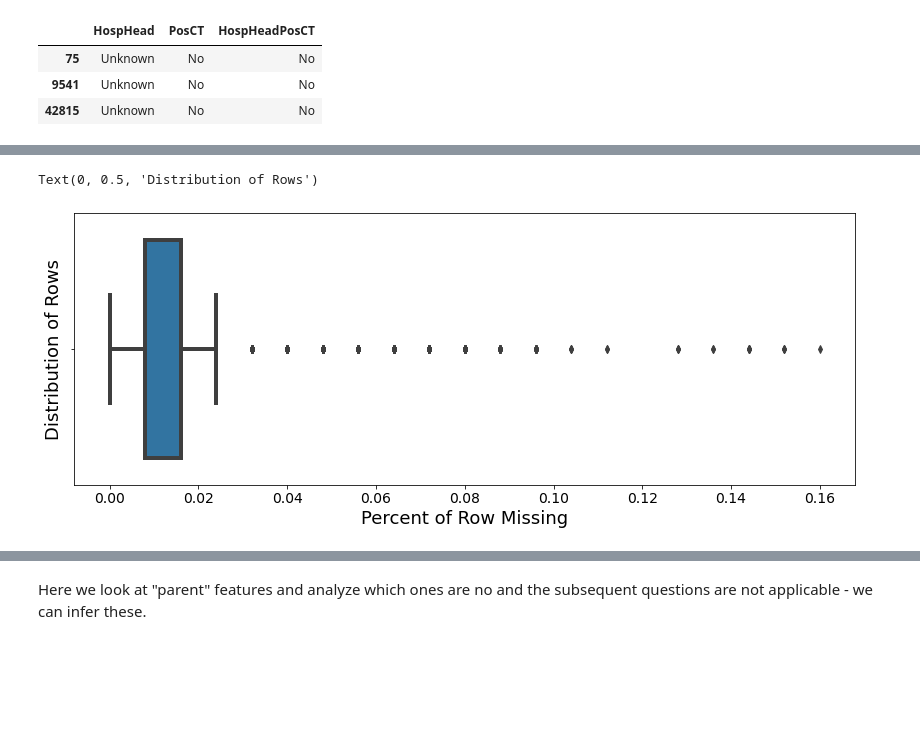
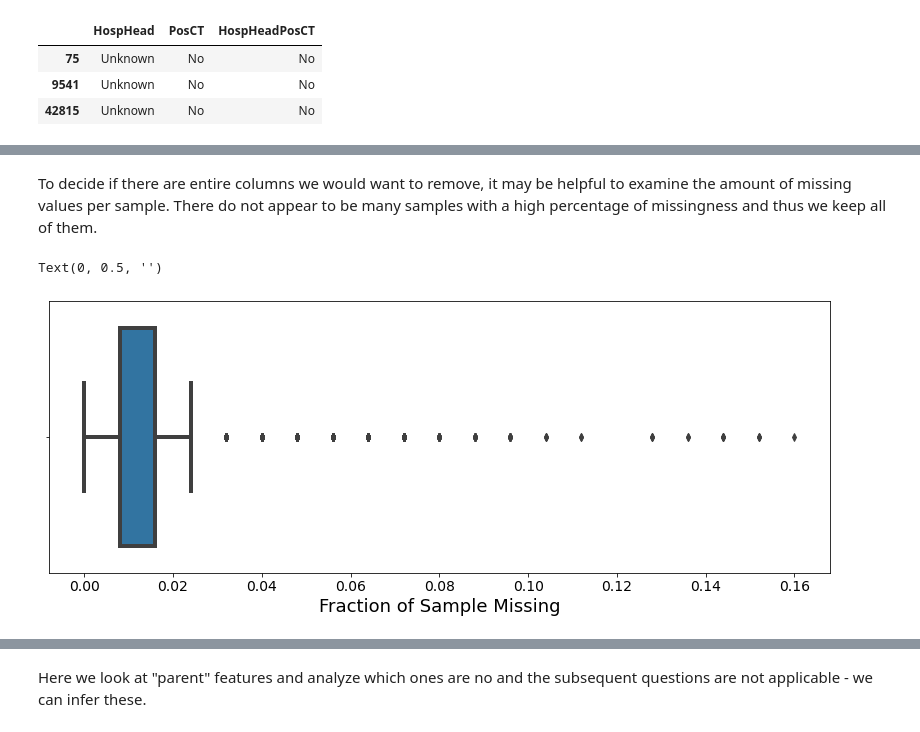
Before and after one commit to Yu-Group/clinical-rule-vetting, a Jupyter notebook: rulevetting/projects/tbi_pecarn/notebooks/00_eda.ipynb, the cells around one changed output, grey strips where cells are left out. Cells and saved outputs as stored; diff of their text form; code cells hidden in the pictures; blank space fills up the shorter version.

```diff
--- a/rulevetting/projects/tbi_pecarn/notebooks/00_eda.ipynb
+++ b/rulevetting/projects/tbi_pecarn/notebooks/00_eda.ipynb
@@ -85,8 +84,8 @@ print(len(df_test))
 8486
 8486
 # %%
-# loading in the data - edit below path
-data_path = '/Users/marko/rule-vetting/data'
+# Load cleaned data
+data_path = "../../../../data/"
 df = Dataset().clean_data(data_path = data_path)
 # %% [output]
 Reading the raw CSVs... ['TBI PUD 10-08-2013.csv', 'TBI PUD Imaging.csv', 'TBI PUD Neuro.csv']
@@ -138,0 +158,5 @@ To decide if there are entire columns we would want to remove, it may prove luxu
+# %%
+df_orig = df.copy()
+df = df.loc[df['GCSTotal'] >= 14, :]
+print(len(df_orig))
+print(len(df))
@@ -139,11 +182,13 @@ To decide if there are entire columns we would want to remove, it may prove luxu
+# %% [markdown]
+To decide if there are entire columns we would want to remove, it may be helpful to examine the amount of missing values per sample. There do not appear to be many samples with a high percentage of missingness and thus we keep all of them.
 # %%
-# plotting distribution of missing values per each row of the main data set
+# plotting distribution of missing values per sample
 X = df.apply(lambda col: (col == 'Unknown').sum() / len(col), axis=1).to_numpy().reshape(-1, 1)
 fig, ax = plt.subplots(figsize=(14, 5))
 sns.boxplot(x=X)
-plt.xlabel('Percent of Row Missing')
-plt.ylabel('Distribution of Rows')
+plt.xlabel('Fraction of Sample Missing')
+plt.ylabel('')
 # %% [output]
-Text(0, 0.5, 'Distribution of Rows')
+Text(0, 0.5, '')
-[figure, old version]
+[figure, new version]
 # %% [markdown]
```
Also changed, not shown: parts of 61 cells of this notebook, 1 other file.
